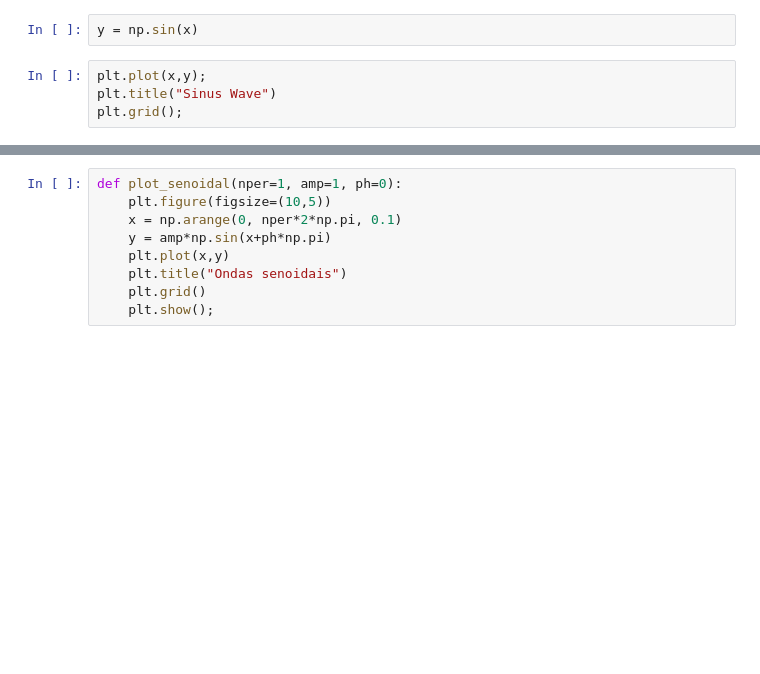
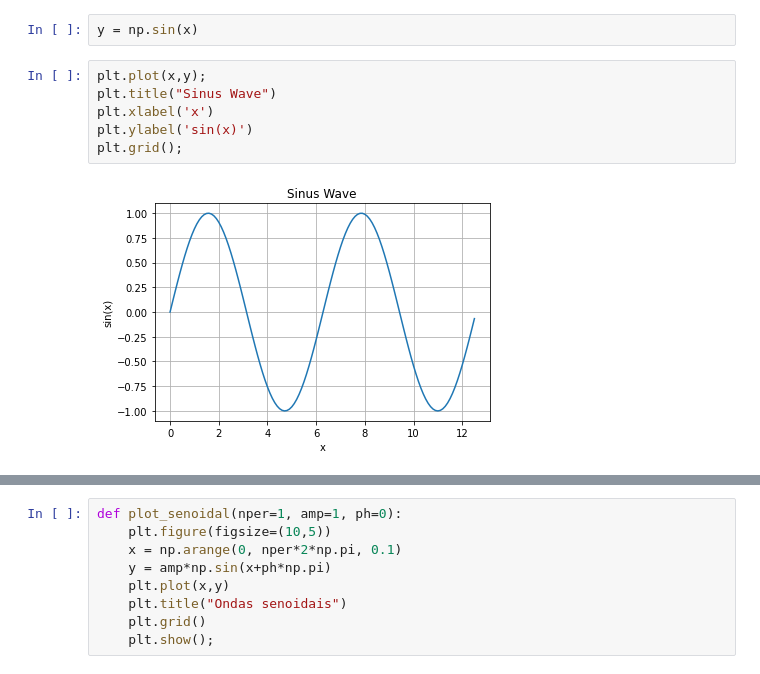
Before and after one commit to Mjrovai/UNIFEI-IESTI01-TinyML-2022.1, a Jupyter notebook: 00_Curse_Folder/1_Fundamentals/Class_04a/notebooks/Class_4a_Python_Overview.ipynb, the cells around one changed output, grey strips where cells are left out. Drawn from its saved outputs; the diff is of its cells as text; blank space fills up the shorter version.

```diff
--- a/00_Curse_Folder/1_Fundamentals/Class_04a/notebooks/Class_4a_Python_Overview.ipynb
+++ b/00_Curse_Folder/1_Fundamentals/Class_04a/notebooks/Class_4a_Python_Overview.ipynb
@@ -145,7 +235,11 @@ y = np.sin(x)
 # %%
 plt.plot(x,y);
 plt.title("Sinus Wave")
+plt.xlabel('x')
+plt.ylabel('sin(x)')
 plt.grid();
+# %% [output]
+[figure, added]
 # %%
 plt.figure(figsize=(10,5))
 x = np.arange(0, 2*2*np.pi, 0.1)
```
Also changed, not shown: parts of 82 cells of this notebook.
